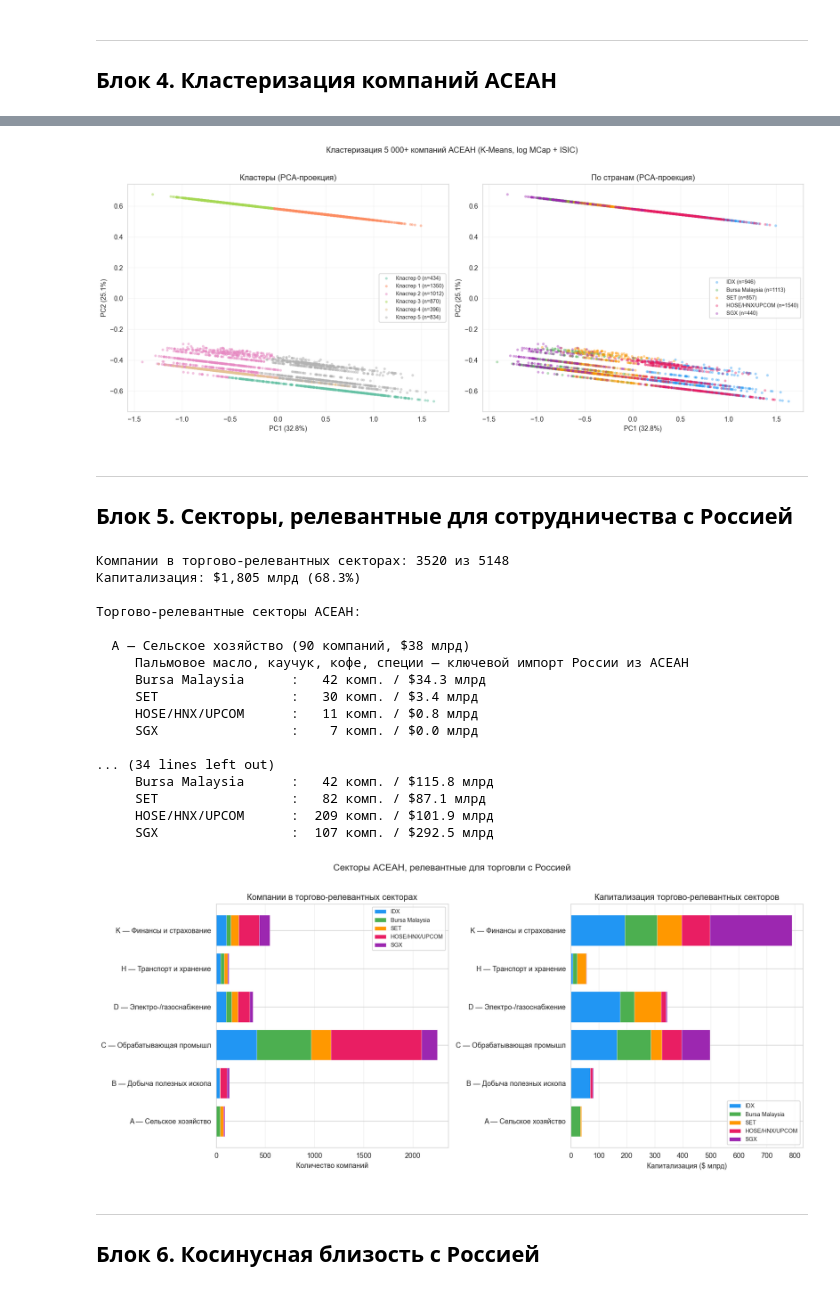
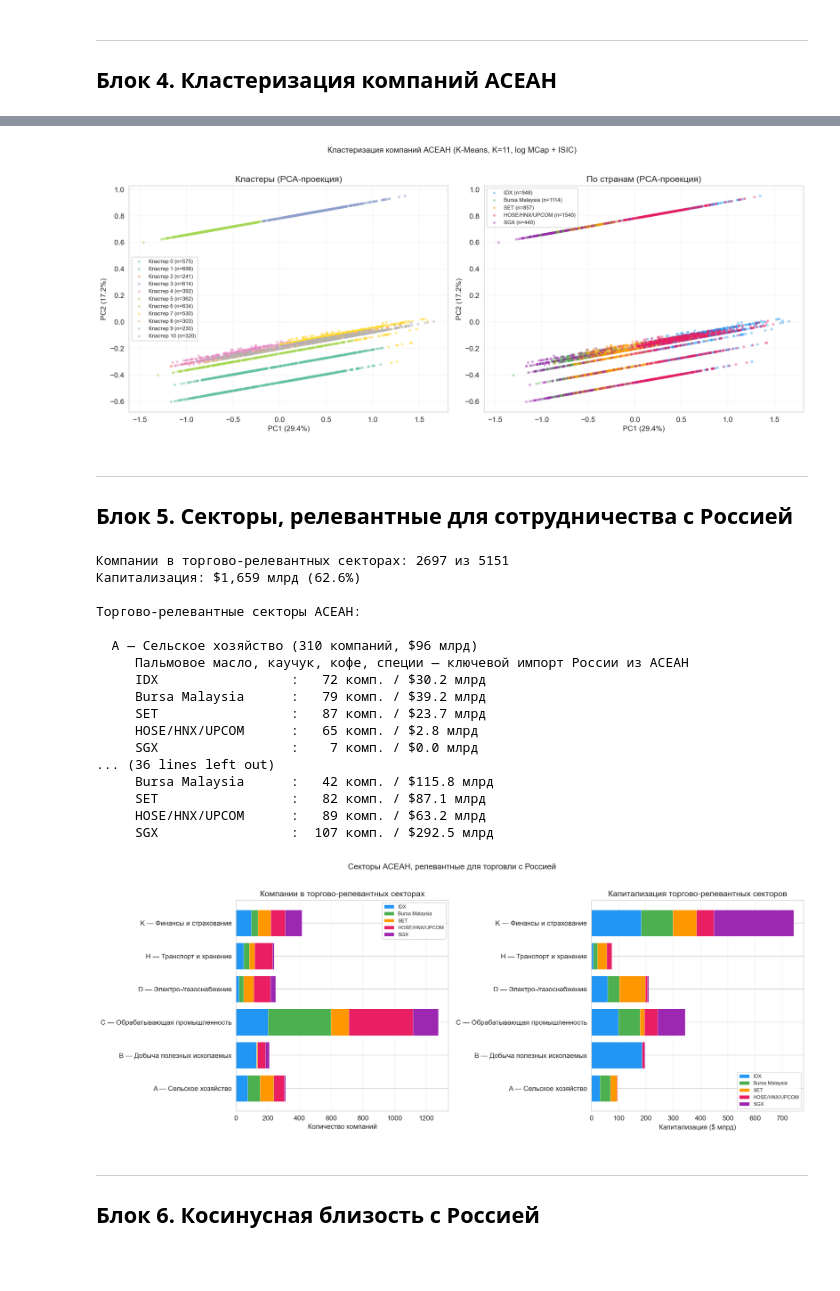
Before and after one commit to Samandrakov/parsing_companies, a Jupyter notebook: Company_analysis/analysis_executed.ipynb, the cells around one changed output, grey strips where cells are left out. Drawn from its saved outputs; the diff is of its cells as text; code cells hidden in the pictures; blank space fills up the shorter version.

```diff
--- a/Company_analysis/analysis_executed.ipynb
+++ b/Company_analysis/analysis_executed.ipynb
@@ -22,8 +22,9 @@ from sklearn.metrics import silhouette_score
 import warnings
 
 warnings.filterwarnings('ignore')
-plt.rcParams['figure.dpi'] = 130
-plt.rcParams['font.size'] = 10
+plt.rcParams['figure.dpi'] = 150
+plt.rcParams['font.size'] = 11
+plt.rcParams['font.family'] = 'DejaVu Sans'
 sns.set_style('whitegrid')
 
 BASE_DIR = os.path.abspath(os.path.join(os.path.dirname('__file__'), '..'))
@@ -41,13 +42,24 @@ EXCHANGE = {'Indonesia': 'IDX', 'Malaysia': 'Bursa Malaysia',
 COUNTRIES = ['Indonesia', 'Malaysia', 'Thailand', 'Vietnam', 'Singapore']
 
 ISIC_NAMES = {
-    'A': 'Сельское хозяйство', 'B': 'Добыча полезных ископаемых',
-    'C': 'Обрабатывающая промышленность', 'D': 'Электро-/газоснабжение',
-    'F': 'Строительство', 'G': 'Торговля опт./розн.',
-    'H': 'Транспорт и хранение', 'I': 'Гостиницы и рестораны',
-    'J': 'Информация и связь', 'K': 'Финансы и страхование',
-    'L': 'Операции с недвижимостью', 'M': 'Проф./науч./техн. деятельность',
-    'Q': 'Здравоохранение', 'R': 'Искусство и развлечения',
+    'A': 'Сельское хозяйство',
+    'B': 'Добыча полезных ископаемых',
+    'C': 'Обрабатывающая промышленность',
+    'D': 'Электро-/газоснабжение',
+    'E': 'Водоснабжение и утилизация',
+    'F': 'Строительство',
+    'G': 'Торговля опт./розн.',
+    'H': 'Транспорт и хранение',
+    'I': 'Гостиницы и рестораны',
+    'J': 'Информация и связь',
+    'K': 'Финансы и страхование',
+    'L': 'Операции с недвижимостью',
+    'M': 'Проф./науч./техн. деятельность',
+    'N': 'Адм. и вспомогат. деятельность',
+    'O': 'Государственное управление',
+    'P': 'Образование',
+    'Q': 'Здравоохранение',
+    'R': 'Искусство и развлечения',
     'S': 'Прочие услуги',
 }
 
@@ -452,7 +468,7 @@ print(f'Компаний для кластеризации: {len(clust_features)
 print(f'Признаков: {X_scaled.shape[1]} (1 log_MCap + {isic_dummies.shape[1]} ISIC-секций)')
 
 # --- Подбор оптимального K ---
-k_range = range(2, 10)
+k_range = range(2, 12)
 inertias, sil_scores = [], []
 for k in k_range:
     km = KMeans(n_clusters=k, random_state=42, n_init=20, max_iter=300)
@@ -462,7 +478,7 @@ for k in k_range:
 
 fig, (ax1, ax2) = plt.subplots(1, 2, figsize=(12, 4))
 ax1.plot(list(k_range), inertias, 'o-', color='steelblue')
-ax1.set_xlabel('K'); ax1.set_ylabel('Inertia'); ax1.set_title('Метод локтя')
+ax1.set_xlabel('K'); ax1.set_ylabel('Инерция'); ax1.set_title('Метод локтя')
 ax1.grid(True, alpha=0.3)
 
 ax2.plot(list(k_range), sil_scores, 's-', color='coral')
@@ -479,4 +495,8 @@ plt.show()
 print('\nSilhouette scores:')
 for k, s in zip(k_range, sil_scores):
     print(f'  K={k}: {s:.4f}{"  <-- best" if k == best_k else ""}')
+
+# Используем best_k из силуэтного анализа
+FINAL_K = best_k
+print(f'\nВыбран K={FINAL_K} (максимальный Silhouette Score)')
 # %% [output]
@@ -495,6 +519,5 @@ Silhouette scores:
 # %%
-# --- Финальная кластеризация (K=6 — баланс информативности и разделимости) ---
-FINAL_K = 6
+# --- Финальная кластеризация (K = best из силуэтного анализа) ---
 kmeans_final = KMeans(n_clusters=FINAL_K, random_state=42, n_init=20)
 df_clust['Cluster'] = kmeans_final.fit_predict(X_scaled)
 sil = silhouette_score(X_scaled, df_clust['Cluster'], sample_size=3000, random_state=42)
@@ -581,12 +614,12 @@ ax2.set_title('По странам (PCA-проекция)')
 ax2.legend(fontsize=8, loc='best')
 ax2.grid(True, alpha=0.2)
 
-plt.suptitle('Кластеризация 5 000+ компаний АСЕАН (K-Means, log MCap + ISIC)', fontsize=12, y=1.02)
+plt.suptitle(f'Кластеризация компаний АСЕАН (K-Means, K={FINAL_K}, log MCap + ISIC)', fontsize=12, y=1.02)
 plt.tight_layout()
 plt.savefig(os.path.join(OUT_DIR, '06_pca_clusters.png'), dpi=150, bbox_inches='tight')
 plt.show()
 # %% [output]
-[figure, old version]
+[figure, new version]
 # %% [markdown]
 ---
 ## Блок 5. Секторы, релевантные для сотрудничества с Россией
@@ -631,61 +664,61 @@ for _, r in trade_df.iterrows():
         if n > 0:
             print(f'     {EXCHANGE[co]:20s}: {n:4d} комп. / ${m:,.1f} млрд')
 # %% [output]
-Компании в торгово-релевантных секторах: 3520 из 5148
-Капитализация: $1,805 млрд (68.3%)
+Компании в торгово-релевантных секторах: 2697 из 5151
+Капитализация: $1,659 млрд (62.6%)
 
 Торгово-релевантные секторы АСЕАН:
 
-  A — Сельское хозяйство (90 компаний, $38 млрд)
+  A — Сельское хозяйство (310 компаний, $96 млрд)
      Пальмовое масло, каучук, кофе, специи — ключевой импорт России из АСЕАН
-     Bursa Malaysia      :   42 комп. / $34.3 млрд
-     SET                 :   30 комп. / $3.4 млрд
-     HOSE/HNX/UPCOM      :   11 комп. / $0.8 млрд
+     IDX                 :   72 комп. / $30.2 млрд
+     Bursa Malaysia      :   79 комп. / $39.2 млрд
+     SET                 :   87 комп. / $23.7 млрд
+     HOSE/HNX/UPCOM      :   65 комп. / $2.8 млрд
      SGX                 :    7 комп. / $0.0 млрд
-
-... (34 lines left out)
+... (36 lines left out)
      Bursa Malaysia      :   42 комп. / $115.8 млрд
      SET                 :   82 комп. / $87.1 млрд
-     HOSE/HNX/UPCOM      :  209 комп. / $101.9 млрд
+     HOSE/HNX/UPCOM      :   89 комп. / $63.2 млрд
      SGX                 :  107 комп. / $292.5 млрд
 # %%
 # --- Визуализация торгово-релевантных секторов ---
-fig, (ax1, ax2) = plt.subplots(1, 2, figsize=(14, 6))
+fig, (ax1, ax2) = plt.subplots(1, 2, figsize=(16, 6))
 
 sec_order = list(trade_sectors.keys())
-sec_labels = [f'{s} — {ISIC_NAMES[s][:22]}' for s in sec_order]
+sec_labels = [f'{s} — {ISIC_NAMES[s]}' for s in sec_order]
 
 # Количество компаний по секторам × страна
 bottom = np.zeros(len(sec_order))
 for i, co in enumerate(COUNTRIES):
     vals = [len(df_trade[(df_trade['ISIC_Section'] == s) & (df_trade['Country'] == co)]) for s in sec_order]
     ax1.barh(sec_labels, vals, left=bottom, color=colors_country[i],
              label=EXCHANGE[co], edgecolor='white', linewidth=0.3)
     bottom += np.array(vals)
 ax1.set_xlabel('Количество компаний')
 ax1.set_title('Компании в торгово-релевантных секторах')
 ax1.legend(fontsize=8)
 ax1.grid(axis='x', alpha=0.3)
 
 # Капитализация
 bottom = np.zeros(len(sec_order))
 for i, co in enumerate(COUNTRIES):
     vals = [df_trade[(df_trade['ISIC_Section'] == s) & (df_trade['Country'] == co)]['MCap_USD_B'].sum()
             for s in sec_order]
     ax2.barh(sec_labels, vals, left=bottom, color=colors_country[i],
              label=EXCHANGE[co], edgecolor='white', linewidth=0.3)
     bottom += np.array(vals)
 ax2.set_xlabel('Капитализация ($ млрд)')
 ax2.set_title('Капитализация торгово-релевантных секторов')
 ax2.legend(fontsize=8)
 ax2.grid(axis='x', alpha=0.3)
 
 plt.suptitle('Секторы АСЕАН, релевантные для торговли с Россией', fontsize=13, y=1.02)
 plt.tight_layout()
 plt.savefig(os.path.join(OUT_DIR, '07_trade_sectors.png'), dpi=150, bbox_inches='tight')
 plt.show()
 # %% [output]
-[figure, old version]
+[figure, new version]
 # %% [markdown]
 ---
 ## Блок 6. Косинусная близость с Россией
```
Also changed, not shown: parts of 29 cells of this notebook, 14 other files.
